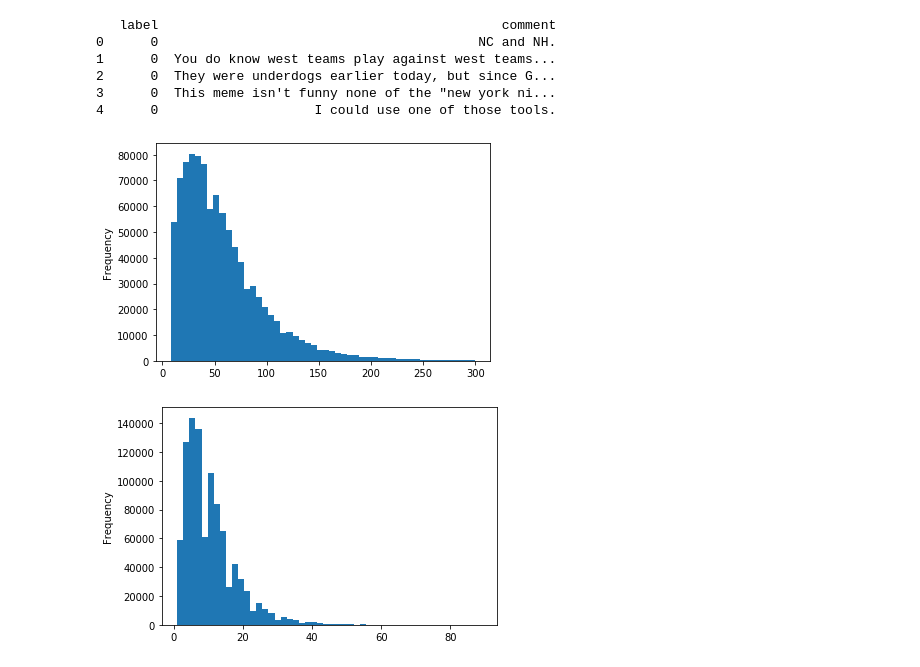
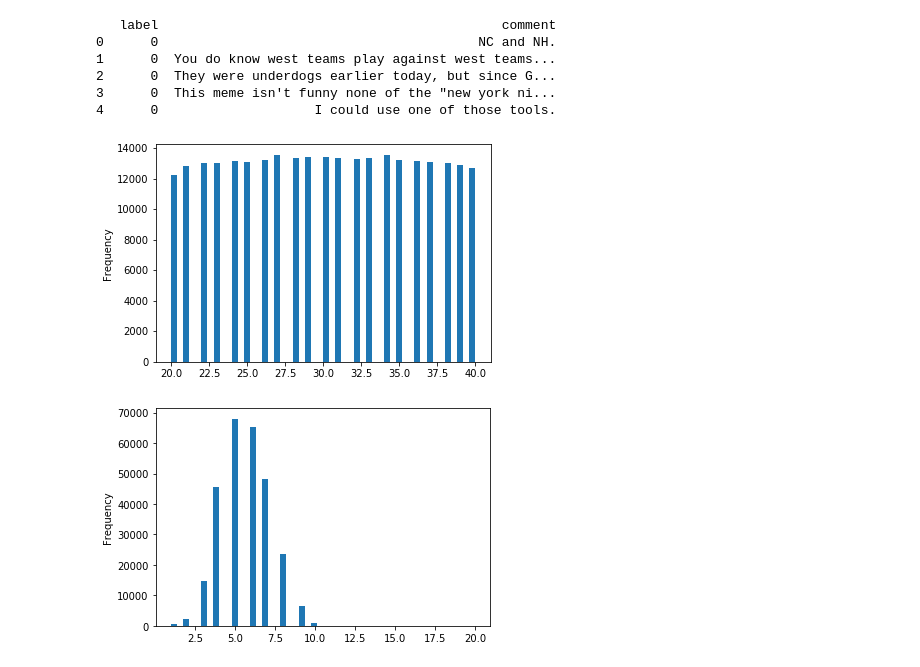
Before and after one commit to succculent/CAIS_Fall2019_FinalProject, a Jupyter notebook: sarcasm.ipynb, the cells around one changed output. Saved outputs shown, nothing was run; the diff lists cells and outputs as text; code cells hidden in the pictures.

```diff
--- a/sarcasm.ipynb
+++ b/sarcasm.ipynb
@@ -38,16 +38,16 @@ ax = train_df['length'].plot.hist(bins=1000)
 # %%
-train_df = train_df[train_df['length'] <= 300]
-train_df = train_df[train_df['length'] >= 8]
+train_df = train_df[train_df['length'] <= 40]
+train_df = train_df[train_df['length'] >= 20]
 ax = train_df['length'].plot.hist(bins=50)
 # %% [output]
-[figure, old version]
+[figure, new version]
 # %%
 train_df['words'] = train_df['comment'].str.split().apply(len)
 ax = train_df['words'].plot.hist(bins=50)
-train_df = train_df[train_df['words'] >= 2]
-train_df = train_df[train_df['words'] <= 30]
+train_df = train_df[train_df['words'] >= 4]
+train_df = train_df[train_df['words'] <= 7]
 # %% [output]
-[figure, old version]
+[figure, new version]
 # %%
 ax = train_df['words'].plot.hist(bins=20)
 # %% [output]
```
Also changed, not shown: parts of 15 cells of this notebook.
